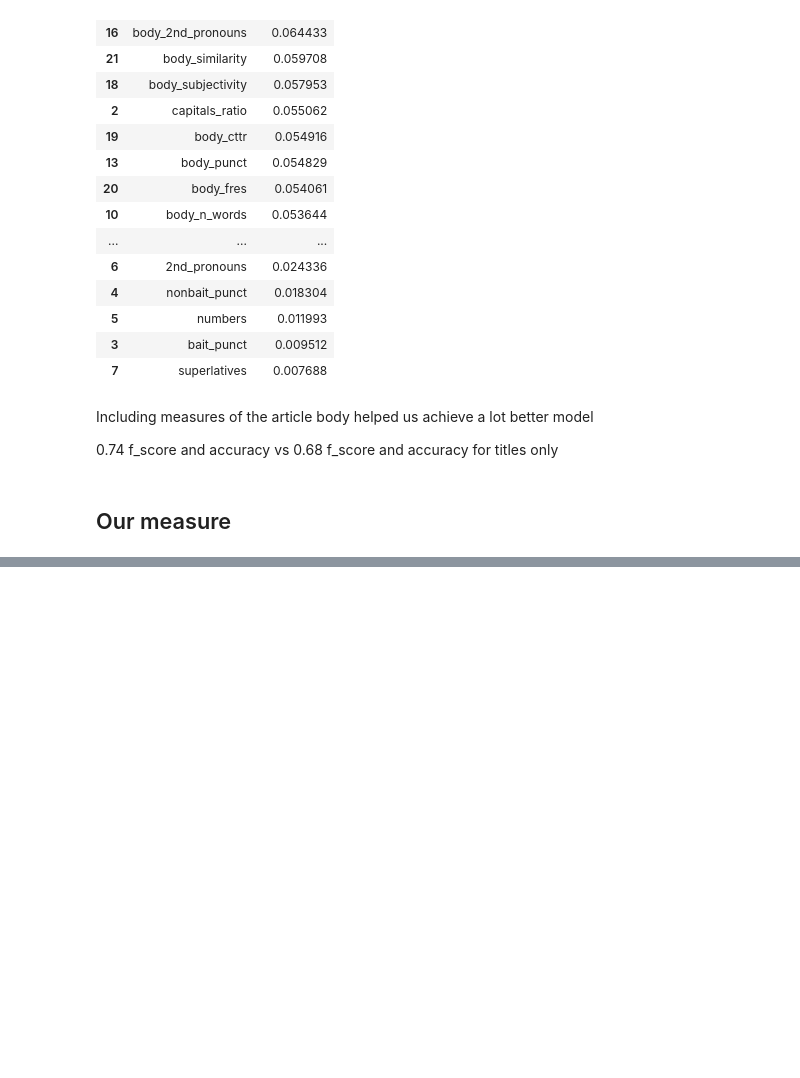
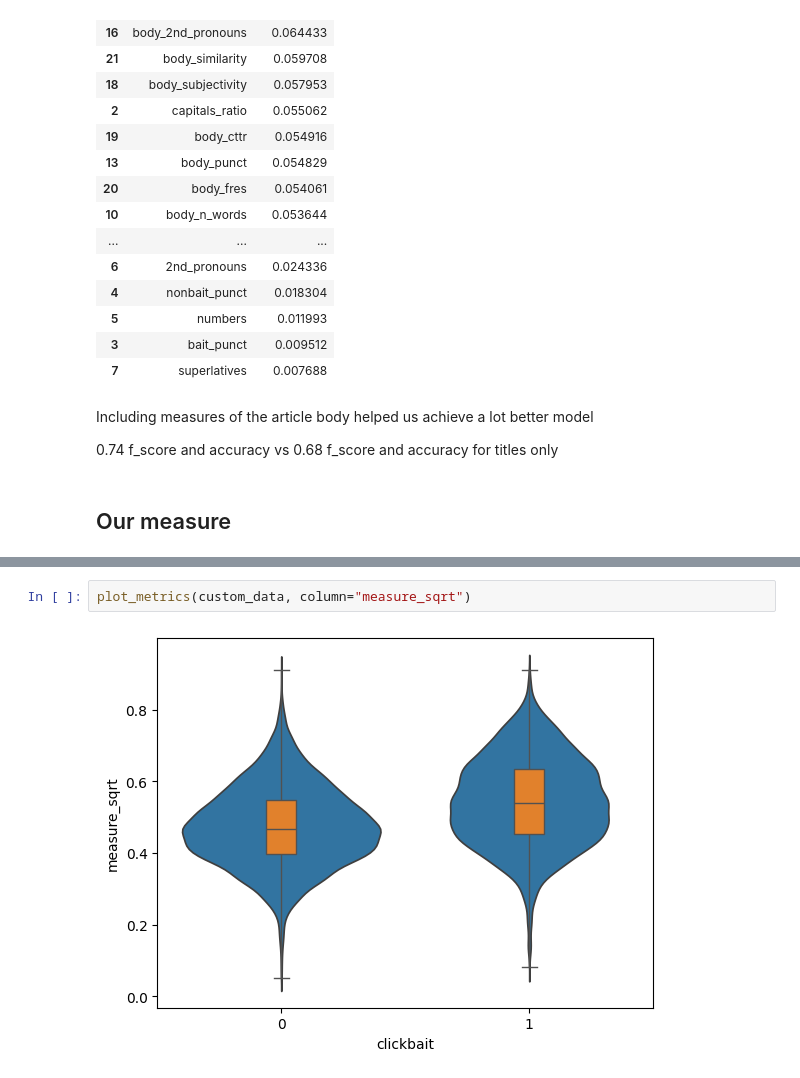
Before and after one commit to matkubita/ClickbaitDetectionThesis, a Jupyter notebook: notebooks/3-Informativeness-Measures.ipynb, the cells around one changed output, grey strips where cells are left out. Saved outputs shown, nothing was run; the diff lists cells and outputs as text; blank space fills up the shorter version.

```diff
--- a/notebooks/3-Informativeness-Measures.ipynb
+++ b/notebooks/3-Informativeness-Measures.ipynb
@@ -1797,0 +1941,4 @@ sqrt() for each and then multiply
+# %%
+plot_metrics(custom_data, column="measure_sqrt")
+# %% [output]
+[figure, added]
```
Also changed, not shown: parts of 31 cells of this notebook, 6 other files.
